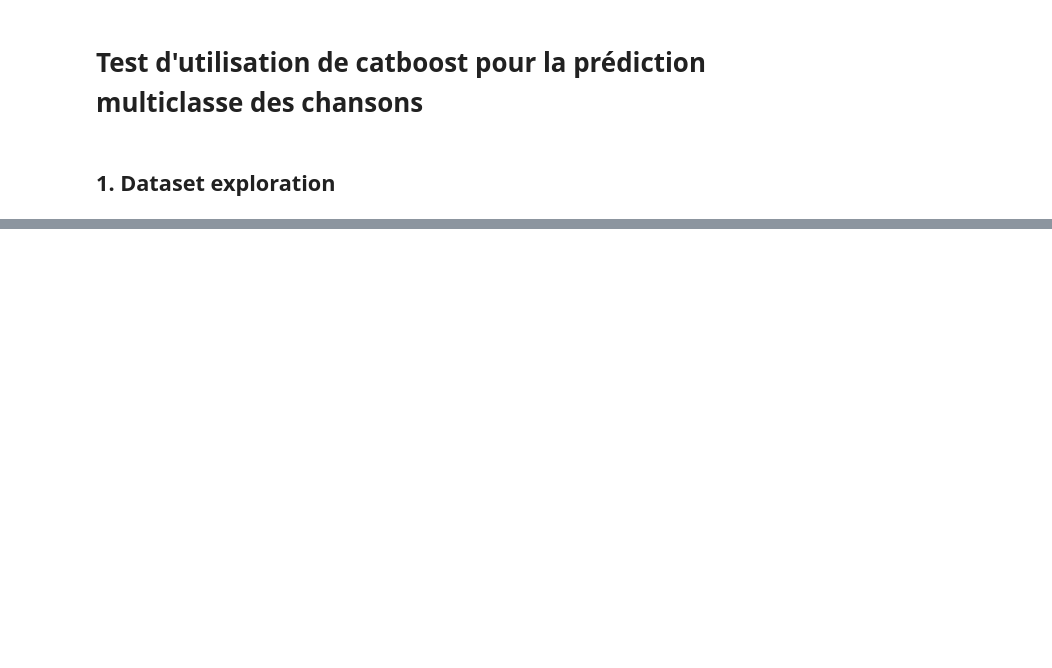
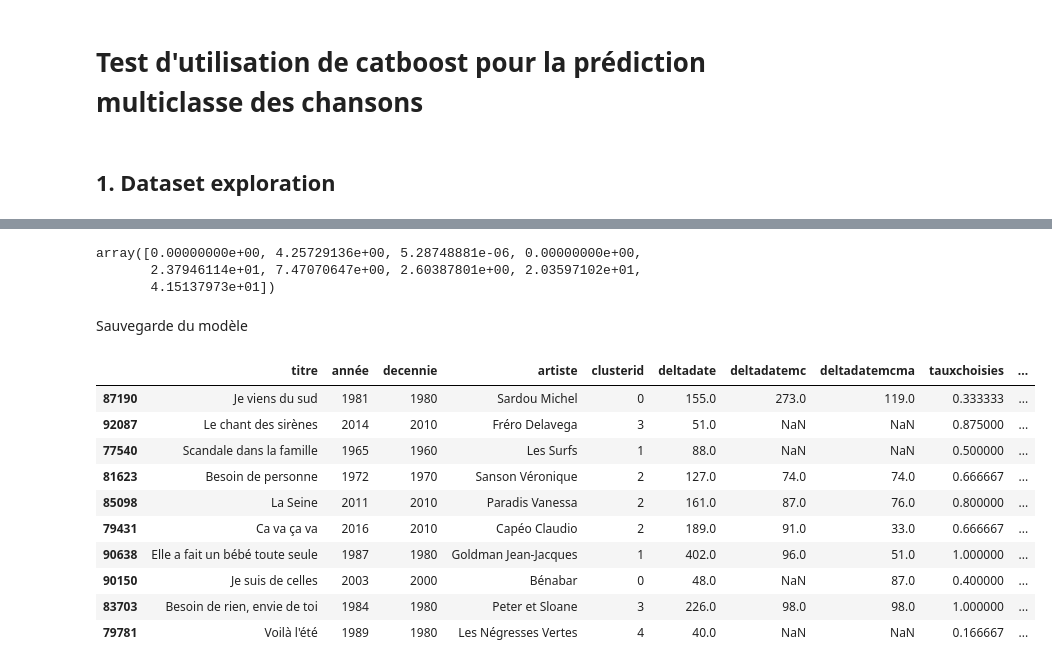
Before and after one commit to ThomasCosyn/code, a Jupyter notebook: ML/catboostExploration.ipynb, the cells around one changed output, grey strips where cells are left out. Drawn from its saved outputs; the diff is of its cells as text; code cells hidden in the pictures; blank space fills up the shorter version.

```diff
--- a/ML/catboostExploration.ipynb
+++ b/ML/catboostExploration.ipynb
@@ -23,0 +39,3 @@ df.sample(5)
+# %%
+df = df.replace({'categorie': reversed_cat})
+df.sample(5)
@@ -40,0 +178,8 @@ dtype: object
+# %%
+model.feature_importances_
+# %% [output]
+array([0.00000000e+00, 4.25729136e+00, 5.28748881e-06, 0.00000000e+00,
+       2.37946114e+01, 7.47070647e+00, 2.60387801e+00, 2.03597102e+01,
+       4.15137973e+01])
+# %% [markdown]
+Sauvegarde du modèle
@@ -40,0 +191,16 @@ dtype: object
+# %%
+test_data["pred"] = preds_class
+test_data["labels"] = test_labels
+test_data[test_data['pred'] != 8].sample(10)
+# %% [output]
+|  | titre | année | decennie | artiste | clusterid | deltadate | deltadatemc | deltadatemcma | tauxchoisies | ... |
+| 87190 | Je viens du sud | 1981 | 1980 | Sardou Michel | 0 | 155.0 | 273.0 | 119.0 | 0.333333 | ... |
+| 92087 | Le chant des sirènes | 2014 | 2010 | Fréro Delavega | 3 | 51.0 | NaN | NaN | 0.875000 | ... |
+| 77540 | Scandale dans la famille | 1965 | 1960 | Les Surfs | 1 | 88.0 | NaN | NaN | 0.500000 | ... |
+| 81623 | Besoin de personne | 1972 | 1970 | Sanson Véronique | 2 | 127.0 | 74.0 | 74.0 | 0.666667 | ... |
+| 85098 | La Seine | 2011 | 2010 | Paradis Vanessa | 2 | 161.0 | 87.0 | 76.0 | 0.800000 | ... |
+| 79431 | Ca va ça va | 2016 | 2010 | Capéo Claudio | 2 | 189.0 | 91.0 | 33.0 | 0.666667 | ... |
+| 90638 | Elle a fait un bébé toute seule | 1987 | 1980 | Goldman Jean-Jacques | 1 | 402.0 | 96.0 | 51.0 | 1.000000 | ... |
+| 90150 | Je suis de celles | 2003 | 2000 | Bénabar | 0 | 48.0 | NaN | 87.0 | 0.400000 | ... |
+| 83703 | Besoin de rien, envie de toi | 1984 | 1980 | Peter et Sloane | 3 | 226.0 | 98.0 | 98.0 | 1.000000 | ... |
+| 79781 | Voilà l'été | 1989 | 1980 | Les Négresses Vertes | 4 | 40.0 | NaN | NaN | 0.166667 | ... |
```
Also changed, not shown: parts of 32 cells of this notebook, 7 other files.
